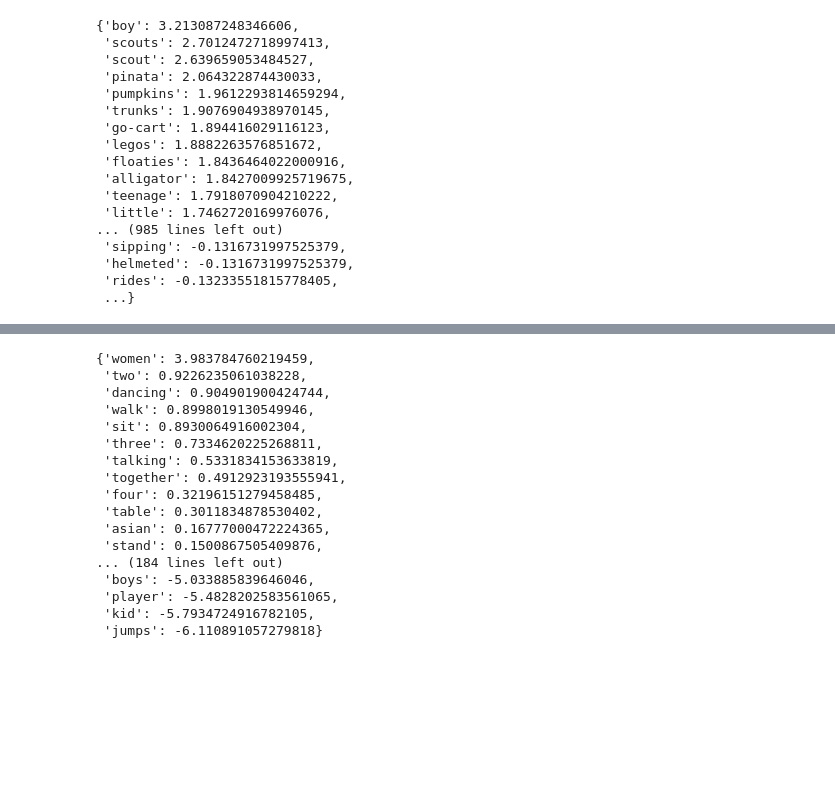
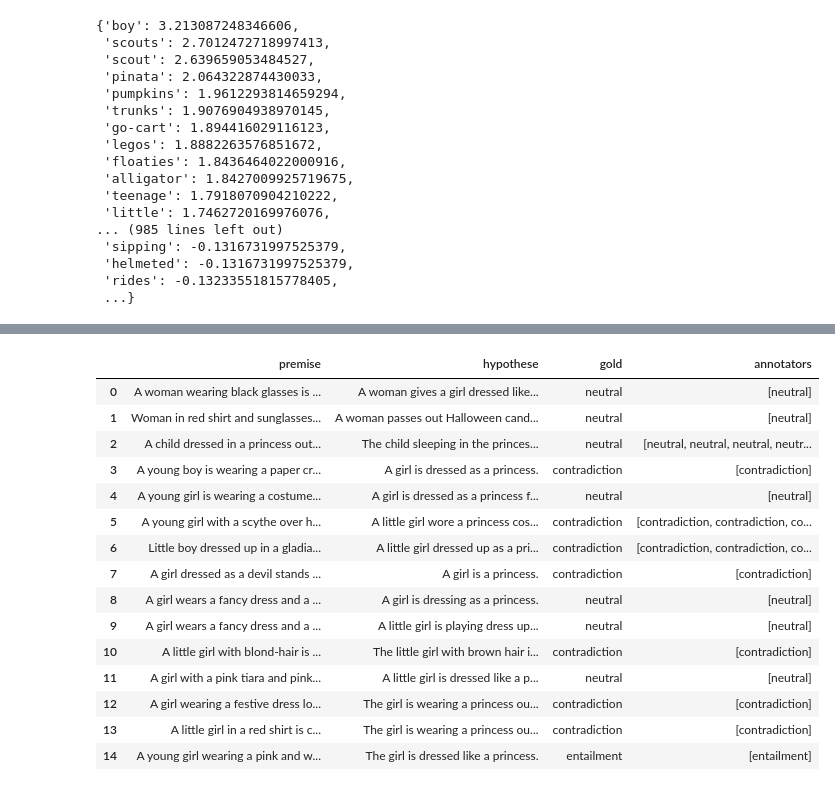
Before and after one commit to dissgod99/Word-Analysis-Association, a Jupyter notebook: pmi.ipynb, the cells around one changed output, grey strips where cells are left out. Saved outputs shown, nothing was run; the diff lists cells and outputs as text; code cells hidden in the pictures; blank space fills up the shorter version.

```diff
--- a/pmi.ipynb
+++ b/pmi.ipynb
@@ -350,21 +290 @@ TypeError: tool() got an unexpected keyword argument 'limit'
-# %%
-b
-# %% [output]
-{'women': 3.983784760219459,
- 'two': 0.9226235061038228,
- 'dancing': 0.904901900424744,
- 'walk': 0.8998019130549946,
- 'sit': 0.8930064916002304,
- 'three': 0.7334620225268811,
- 'talking': 0.5331834153633819,
- 'together': 0.4912923193555941,
- 'four': 0.32196151279458485,
- 'table': 0.3011834878530402,
- 'asian': 0.16777000472224365,
- 'stand': 0.1500867505409876,
-... (184 lines left out)
- 'boys': -5.033885839646046,
- 'player': -5.4828202583561065,
- 'kid': -5.7934724916782105,
- 'jumps': -6.110891057279818}
 # %%
@@ -398,2 +331,20 @@ def extract_hypotheses(df:pd.DataFrame, word:str, seed_w:str) -> pd.DataFrame:
 # %%
-ladders = extract_hypotheses(df=snli_data_pd_preprocessed, word="ladders", seed_w="men")
+princess = extract_hypotheses(df=snli_data_pd_preprocessed, word="princess", seed_w="girl")
+princess
+# %% [output]
+|  | premise | hypothese | gold | annotators |
+| 0 | A woman wearing black glasses is ... | A woman gives a girl dressed like... | neutral | [neutral] |
+| 1 | Woman in red shirt and sunglasses... | A woman passes out Halloween cand... | neutral | [neutral] |
+| 2 | A child dressed in a princess out... | The child sleeping in the princes... | neutral | [neutral, neutral, neutral, neutr... |
+| 3 | A young boy is wearing a paper cr... | A girl is dressed as a princess. | contradiction | [contradiction] |
+| 4 | A young girl is wearing a costume... | A girl is dressed as a princess f... | neutral | [neutral] |
+| 5 | A young girl with a scythe over h... | A little girl wore a princess cos... | contradiction | [contradiction, contradiction, co... |
+| 6 | Little boy dressed up in a gladia... | A little girl dressed up as a pri... | contradiction | [contradiction, contradiction, co... |
+| 7 | A girl dressed as a devil stands ... | A girl is a princess. | contradiction | [contradiction] |
+| 8 | A girl wears a fancy dress and a ... | A girl is dressing as a princess. | neutral | [neutral] |
+| 9 | A girl wears a fancy dress and a ... | A little girl is playing dress up... | neutral | [neutral] |
+| 10 | A little girl with blond-hair is ... | The little girl with brown hair i... | contradiction | [contradiction] |
+| 11 | A girl with a pink tiara and pink... | A little girl is dressed like a p... | neutral | [neutral] |
+| 12 | A girl wearing a festive dress lo... | The girl is wearing a princess ou... | contradiction | [contradiction] |
+| 13 | A little girl in a red shirt is c... | The girl is wearing a princess ou... | contradiction | [contradiction] |
+| 14 | A young girl wearing a pink and w... | The girl is dressed like a princess. | entailment | [entailment] |
```
Also changed, not shown: parts of 34 cells of this notebook.
